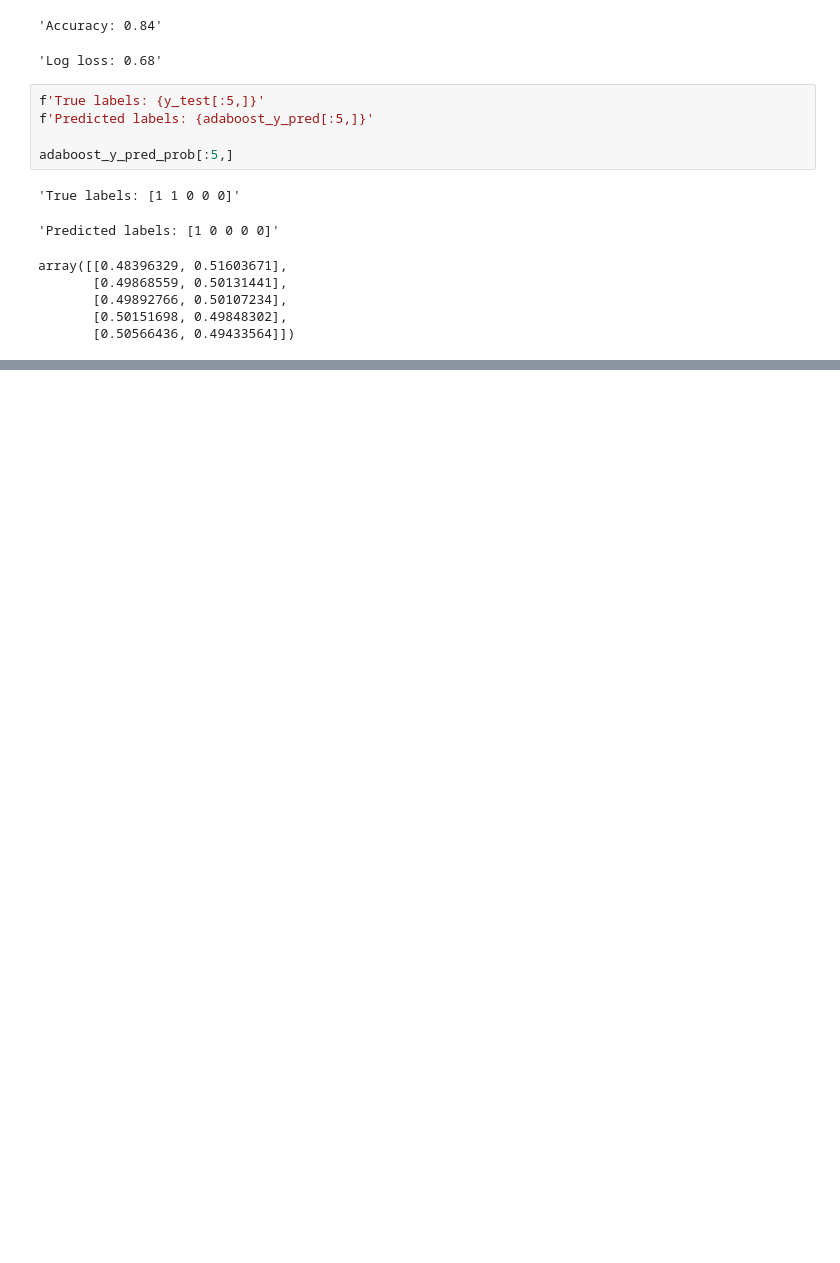
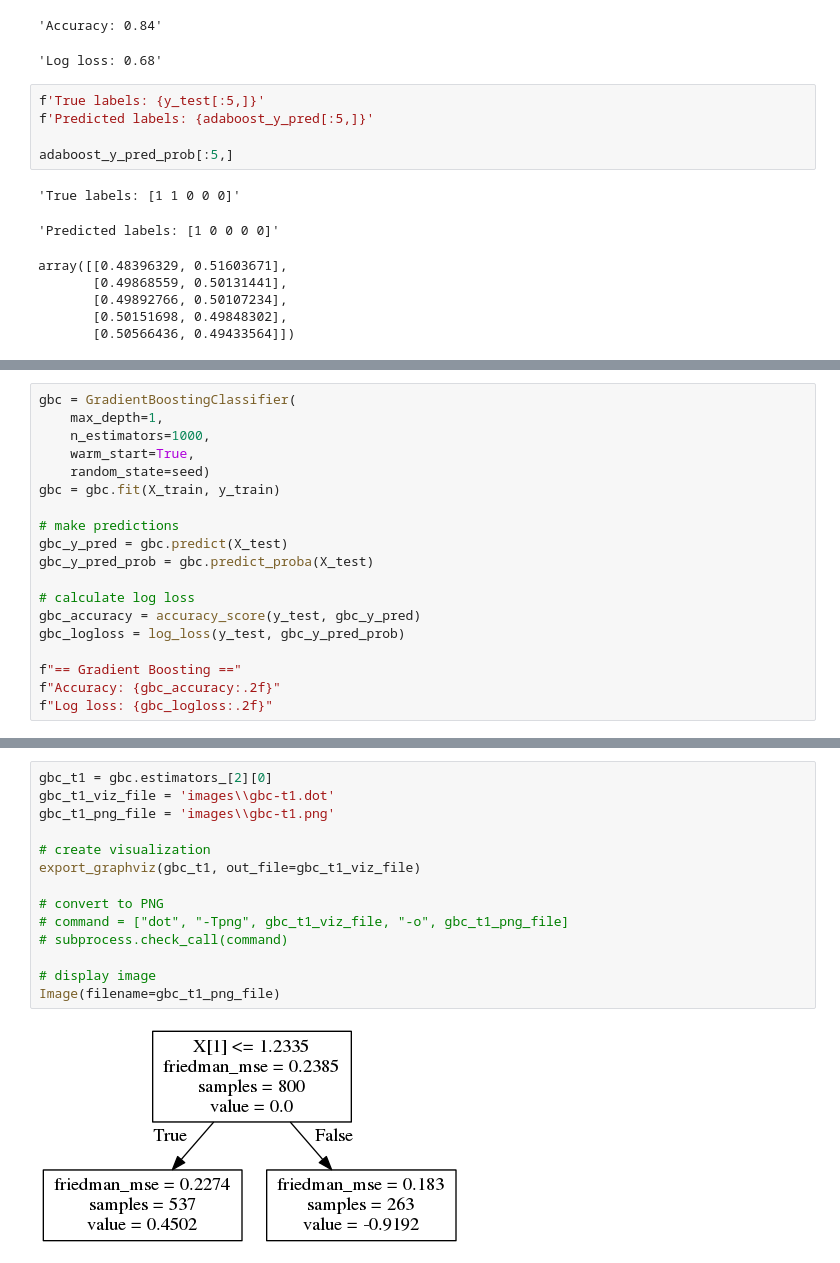
Before and after one commit to kslader8/Lab, a Jupyter notebook: examples/xgboost/boosting.ipynb, the cells around one changed output, grey strips where cells are left out. Drawn from its saved outputs; the diff is of its cells as text; blank space fills up the shorter version.

```diff
--- a/examples/xgboost/boosting.ipynb
+++ b/examples/xgboost/boosting.ipynb
@@ -169,0 +194,19 @@ array([[0.48396329, 0.51603671],
+# %%
+gbc = GradientBoostingClassifier(
+    max_depth=1,
+    n_estimators=1000,
+    warm_start=True,
+    random_state=seed)
+gbc = gbc.fit(X_train, y_train)
+
+# make predictions
+gbc_y_pred = gbc.predict(X_test)
+gbc_y_pred_prob = gbc.predict_proba(X_test)
+
+# calculate log loss
+gbc_accuracy = accuracy_score(y_test, gbc_y_pred)
+gbc_logloss = log_loss(y_test, gbc_y_pred_prob)
+
+f"== Gradient Boosting =="
+f"Accuracy: {gbc_accuracy:.2f}"
+f"Log loss: {gbc_logloss:.2f}"
@@ -169,0 +230,16 @@ array([[0.48396329, 0.51603671],
+# %%
+gbc_t1 = gbc.estimators_[2][0]
+gbc_t1_viz_file = 'images\\gbc-t1.dot'
+gbc_t1_png_file = 'images\\gbc-t1.png'
+
+# create visualization
+export_graphviz(gbc_t1, out_file=gbc_t1_viz_file)
+
+# convert to PNG
+# command = ["dot", "-Tpng", gbc_t1_viz_file, "-o", gbc_t1_png_file]
+# subprocess.check_call(command)
+
+# display image
+Image(filename=gbc_t1_png_file)
+# %% [output]
+[figure, added]
```
Also changed, not shown: parts of 6 cells of this notebook, 4 other files.
